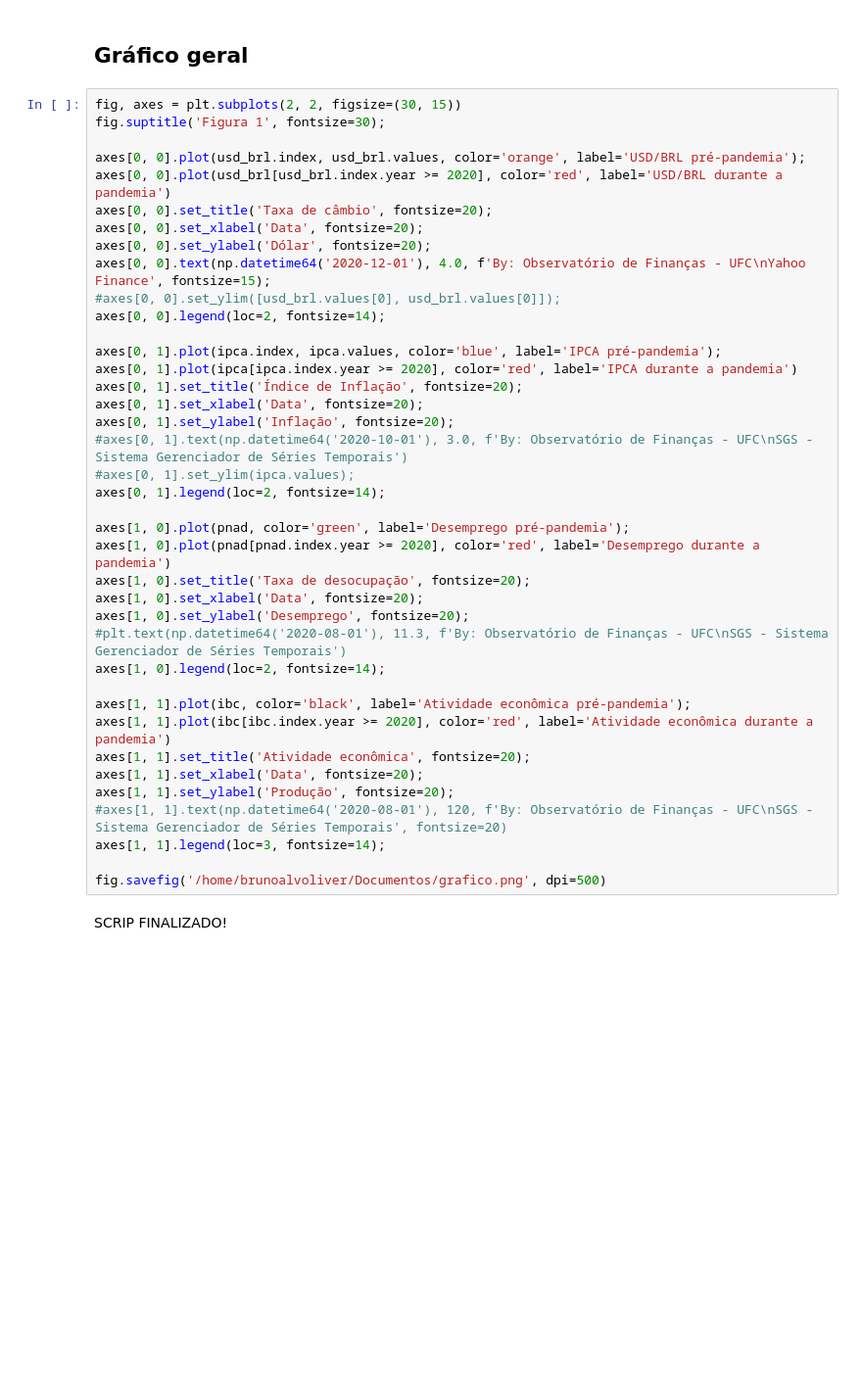
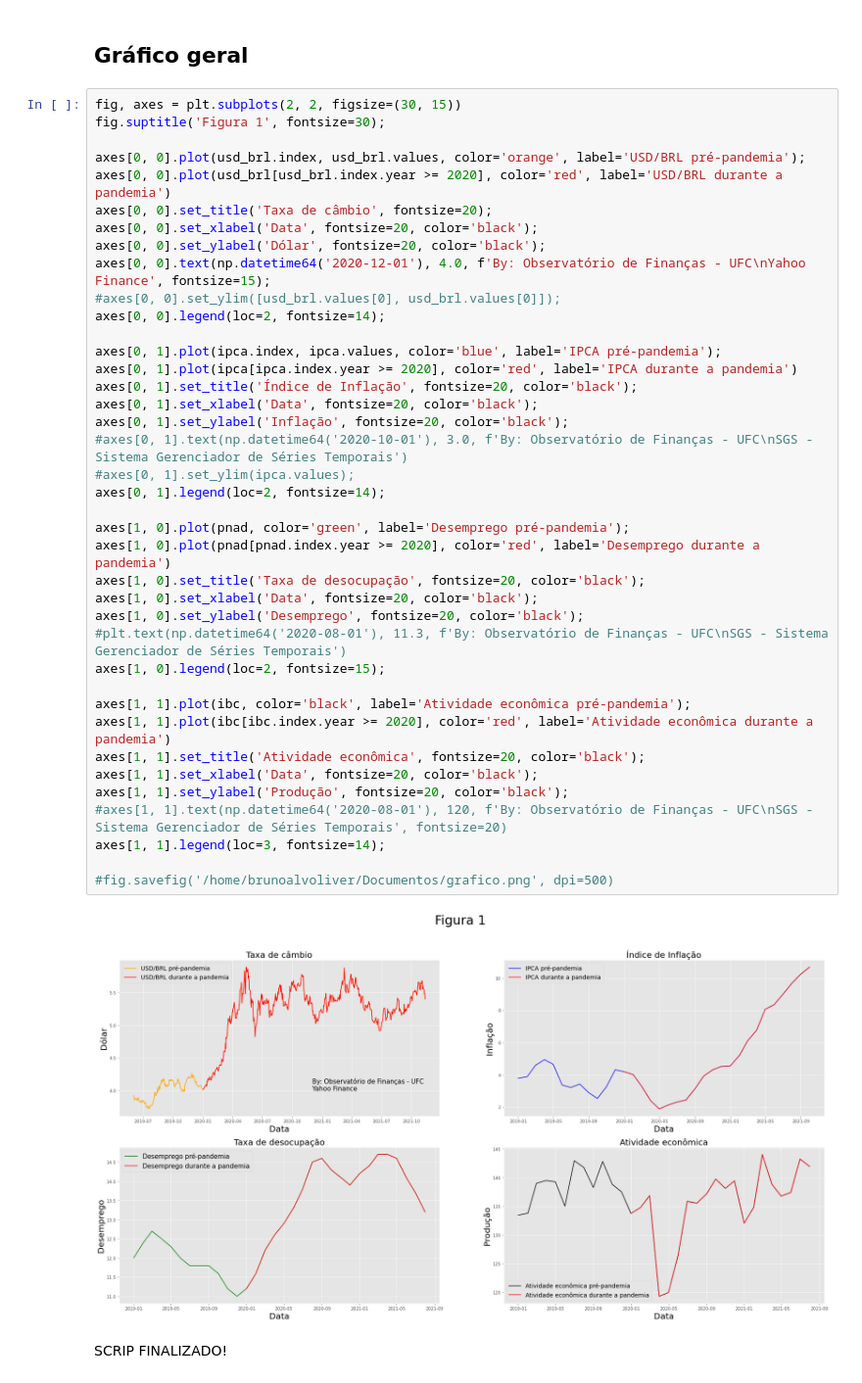
Before and after one commit to brunoalvoliv/educacao-financeira, a Jupyter notebook: indicadores_macroeconomicos.ipynb, the cells around one changed output. Shown at 98% size. Cells and saved outputs as stored; diff of their text form; blank space fills up the shorter version.

```diff
--- a/indicadores_macroeconomicos.ipynb
+++ b/indicadores_macroeconomicos.ipynb
@@ -161,41 +161,43 @@ plt.legend(loc=3);
 # %%
 fig, axes = plt.subplots(2, 2, figsize=(30, 15))
 fig.suptitle('Figura 1', fontsize=30);
 
 axes[0, 0].plot(usd_brl.index, usd_brl.values, color='orange', label='USD/BRL pré-pandemia');
 axes[0, 0].plot(usd_brl[usd_brl.index.year >= 2020], color='red', label='USD/BRL durante a pandemia')
 axes[0, 0].set_title('Taxa de câmbio', fontsize=20);
-axes[0, 0].set_xlabel('Data', fontsize=20);
-axes[0, 0].set_ylabel('Dólar', fontsize=20);
+axes[0, 0].set_xlabel('Data', fontsize=20, color='black');
+axes[0, 0].set_ylabel('Dólar', fontsize=20, color='black');
 axes[0, 0].text(np.datetime64('2020-12-01'), 4.0, f'By: Observatório de Finanças - UFC\nYahoo Finance', fontsize=15);
 #axes[0, 0].set_ylim([usd_brl.values[0], usd_brl.values[0]]);
 axes[0, 0].legend(loc=2, fontsize=14);
 
 axes[0, 1].plot(ipca.index, ipca.values, color='blue', label='IPCA pré-pandemia');
 axes[0, 1].plot(ipca[ipca.index.year >= 2020], color='red', label='IPCA durante a pandemia')
-axes[0, 1].set_title('Índice de Inflação', fontsize=20);
-axes[0, 1].set_xlabel('Data', fontsize=20);
-axes[0, 1].set_ylabel('Inflação', fontsize=20);
+axes[0, 1].set_title('Índice de Inflação', fontsize=20, color='black');
+axes[0, 1].set_xlabel('Data', fontsize=20, color='black');
+axes[0, 1].set_ylabel('Inflação', fontsize=20, color='black');
 #axes[0, 1].text(np.datetime64('2020-10-01'), 3.0, f'By: Observatório de Finanças - UFC\nSGS - Sistema Gerenciador de Séries Temporais')
 #axes[0, 1].set_ylim(ipca.values);
 axes[0, 1].legend(loc=2, fontsize=14);
 
 axes[1, 0].plot(pnad, color='green', label='Desemprego pré-pandemia');
 axes[1, 0].plot(pnad[pnad.index.year >= 2020], color='red', label='Desemprego durante a pandemia')
-axes[1, 0].set_title('Taxa de desocupação', fontsize=20);
-axes[1, 0].set_xlabel('Data', fontsize=20);
-axes[1, 0].set_ylabel('Desemprego', fontsize=20);
+axes[1, 0].set_title('Taxa de desocupação', fontsize=20, color='black');
+axes[1, 0].set_xlabel('Data', fontsize=20, color='black');
+axes[1, 0].set_ylabel('Desemprego', fontsize=20, color='black');
 #plt.text(np.datetime64('2020-08-01'), 11.3, f'By: Observatório de Finanças - UFC\nSGS - Sistema Gerenciador de Séries Temporais')
-axes[1, 0].legend(loc=2, fontsize=14);
+axes[1, 0].legend(loc=2, fontsize=15);
 
 axes[1, 1].plot(ibc, color='black', label='Atividade econômica pré-pandemia');
 axes[1, 1].plot(ibc[ibc.index.year >= 2020], color='red', label='Atividade econômica durante a pandemia')
-axes[1, 1].set_title('Atividade econômica', fontsize=20);
-axes[1, 1].set_xlabel('Data', fontsize=20);
-axes[1, 1].set_ylabel('Produção', fontsize=20);
+axes[1, 1].set_title('Atividade econômica', fontsize=20, color='black');
+axes[1, 1].set_xlabel('Data', fontsize=20, color='black');
+axes[1, 1].set_ylabel('Produção', fontsize=20, color='black');
 #axes[1, 1].text(np.datetime64('2020-08-01'), 120, f'By: Observatório de Finanças - UFC\nSGS - Sistema Gerenciador de Séries Temporais', fontsize=20)
 axes[1, 1].legend(loc=3, fontsize=14);
 
-fig.savefig('/home/brunoalvoliver/Documentos/grafico.png', dpi=500)
+#fig.savefig('/home/brunoalvoliver/Documentos/grafico.png', dpi=500)
+# %% [output]
+[figure, added]
 # %% [markdown]
 SCRIP FINALIZADO!
```
Also changed, not shown: parts of 1 cell of this notebook.
